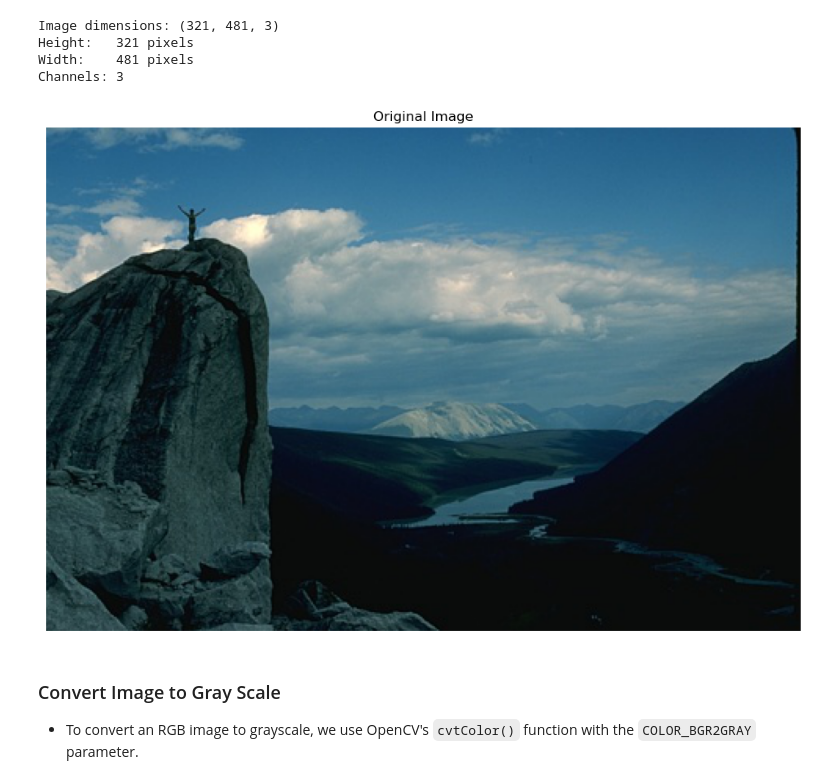
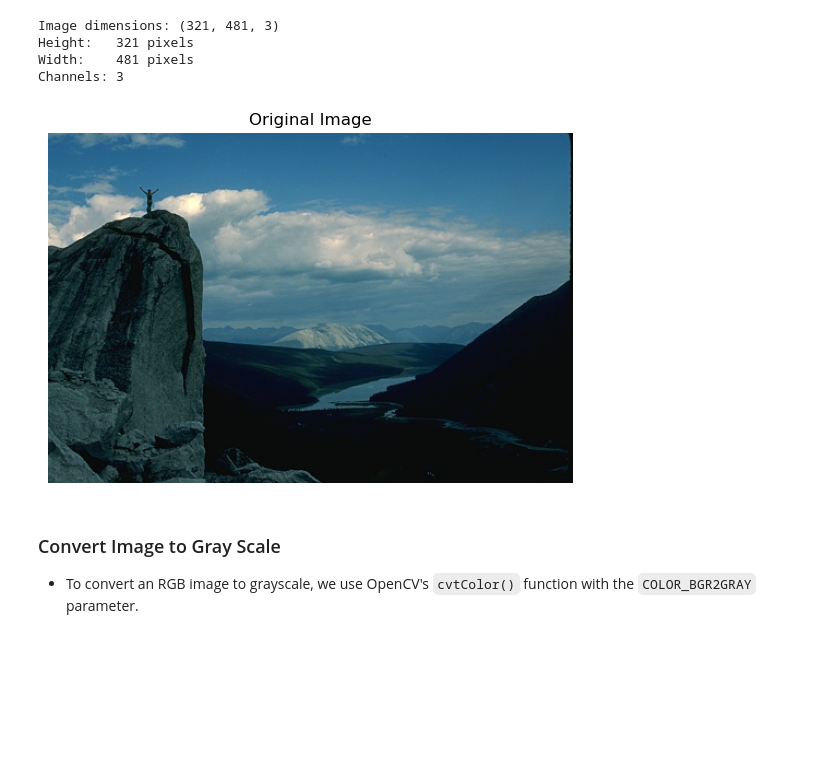
Before and after one commit to dr-saad-la/CS503-Computer-Vision, a Jupyter notebook: 01-image-processing/03-gray-scale-images.ipynb, the cells around one changed output. Saved outputs shown, nothing was run; the diff lists cells and outputs as text; code cells hidden in the pictures; blank space fills up the shorter version.

```diff
--- a/01-image-processing/03-gray-scale-images.ipynb
+++ b/01-image-processing/03-gray-scale-images.ipynb
@@ -89,9 +89,9 @@ Width:    481 pixels
 Channels: 3
 # %%
 # Display original image
-display_image(img, title="Original Image")
+display_image(img, title="Original Image", size = 6)
 # %% [output]
-[figure, old version]
+[figure, new version]
 # %% [markdown]
 ### Convert Image to Gray Scale
 - To convert an RGB image to grayscale, we use OpenCV's `cvtColor()` function with the `COLOR_BGR2GRAY` parameter.
```
Also changed, not shown: parts of 1 cell of this notebook.
